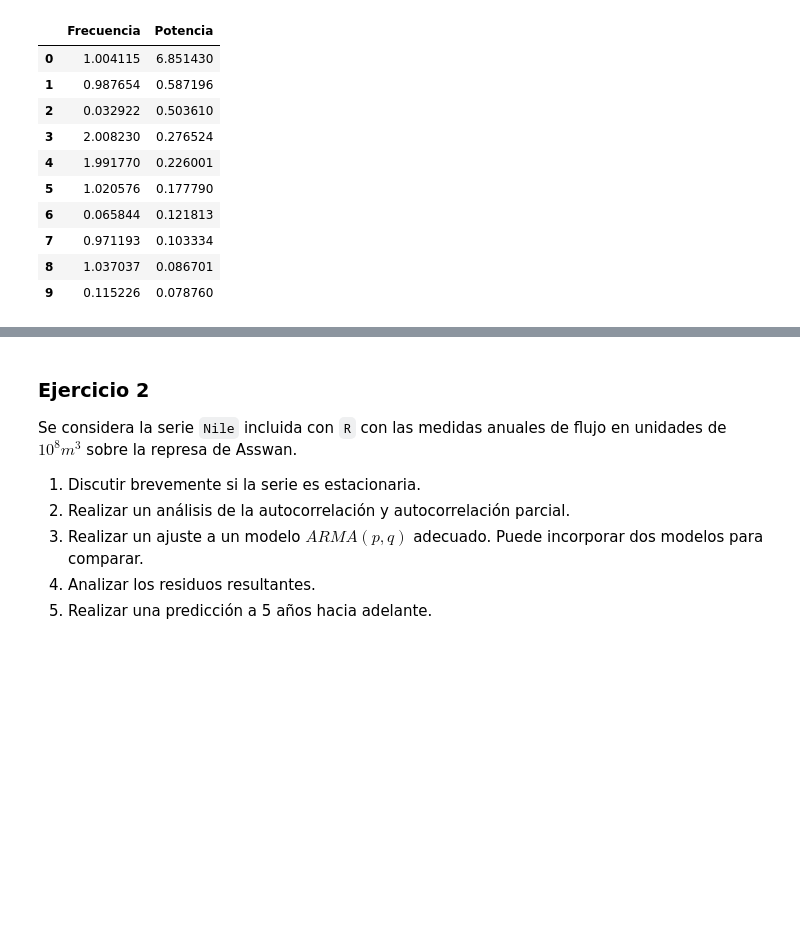
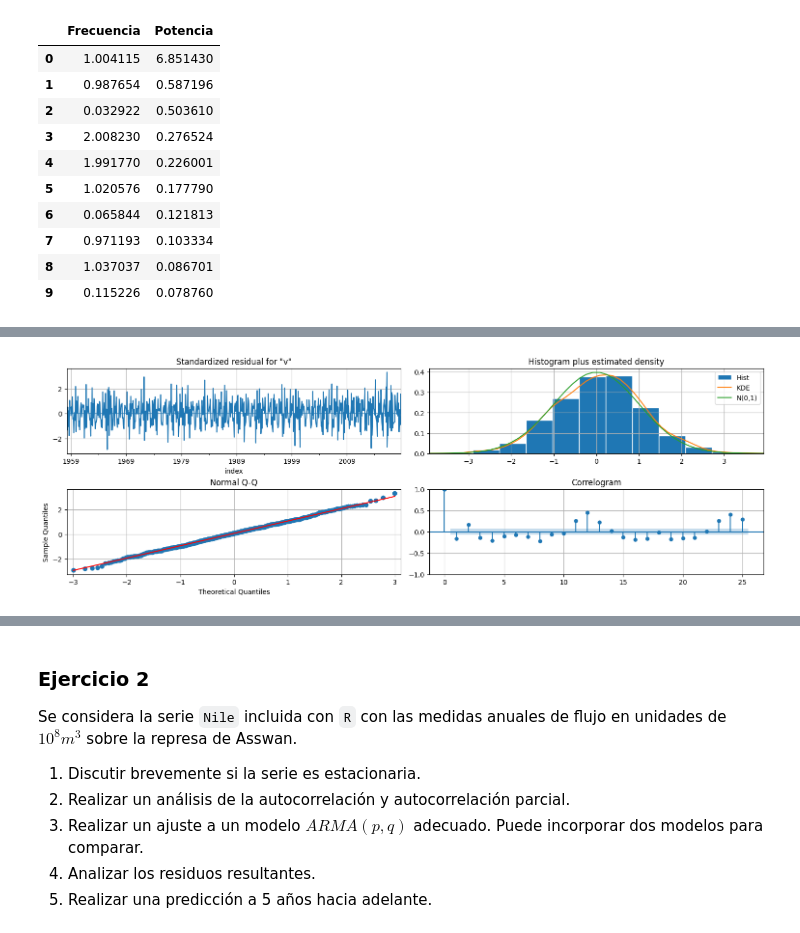
Before and after one commit to guigadea/curso_series_temporales_v2, a Jupyter notebook: parciales/Parcial de Analisis Predictivo de Series Temporales - 2022.ipynb, the cells around one changed output, grey strips where cells are left out. Cells and saved outputs as stored; diff of their text form; code cells hidden in the pictures; blank space fills up the shorter version.

```diff
--- a/parciales/Parcial de Analisis Predictivo de Series Temporales - 2022.ipynb
+++ b/parciales/Parcial de Analisis Predictivo de Series Temporales - 2022.ipynb
@@ -241,0 +276,4 @@ spectrum(cardoxfit_linear_cuad_resid, sampling_frequency=12)
+# %%
+fit_ar2_i1 = ARIMA(cardox,order=(2,1,0),trend='n').fit()
+fit_ar2_i1_resid = fit_ar2_i1.resid
+fit_ar2_i1.summary()
@@ -241,0 +299,4 @@ spectrum(cardoxfit_linear_cuad_resid, sampling_frequency=12)
+# %%
+fit_ar2_i1.plot_diagnostics(lags=25);
+# %% [output]
+[figure, added]
```
Also changed, not shown: parts of 13 cells of this notebook.
